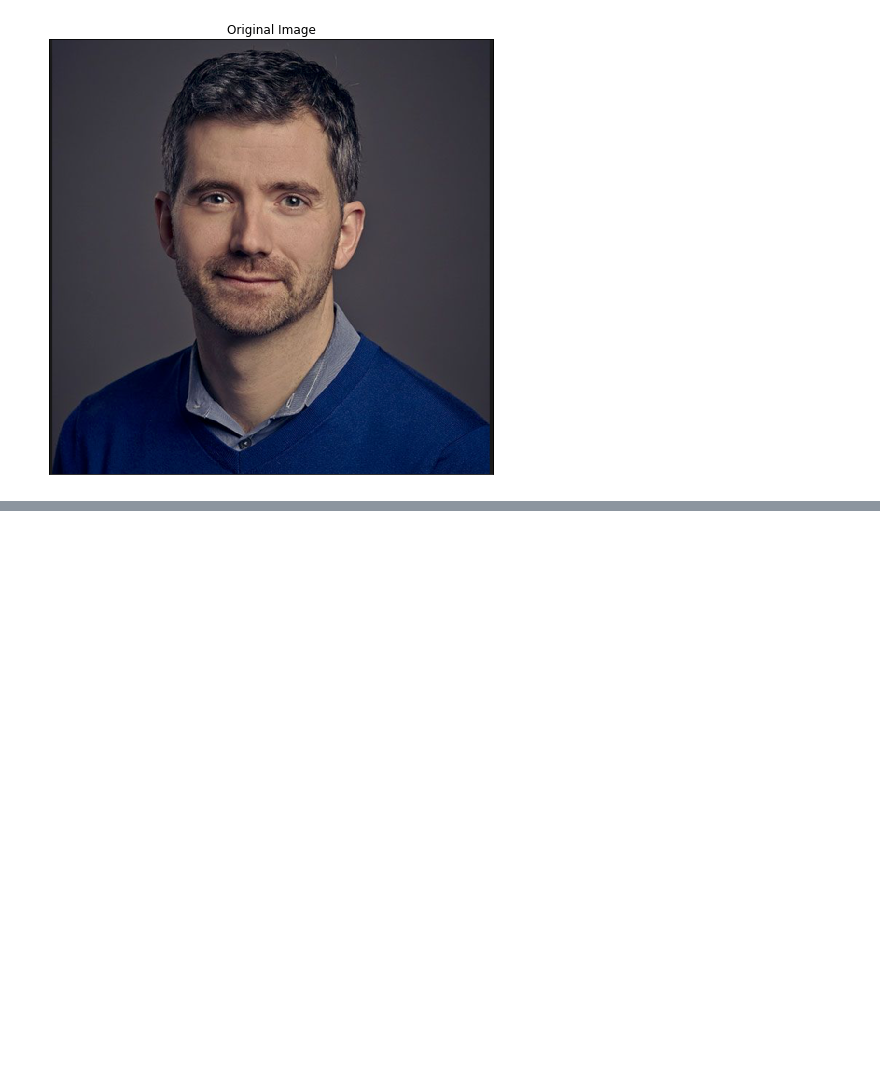
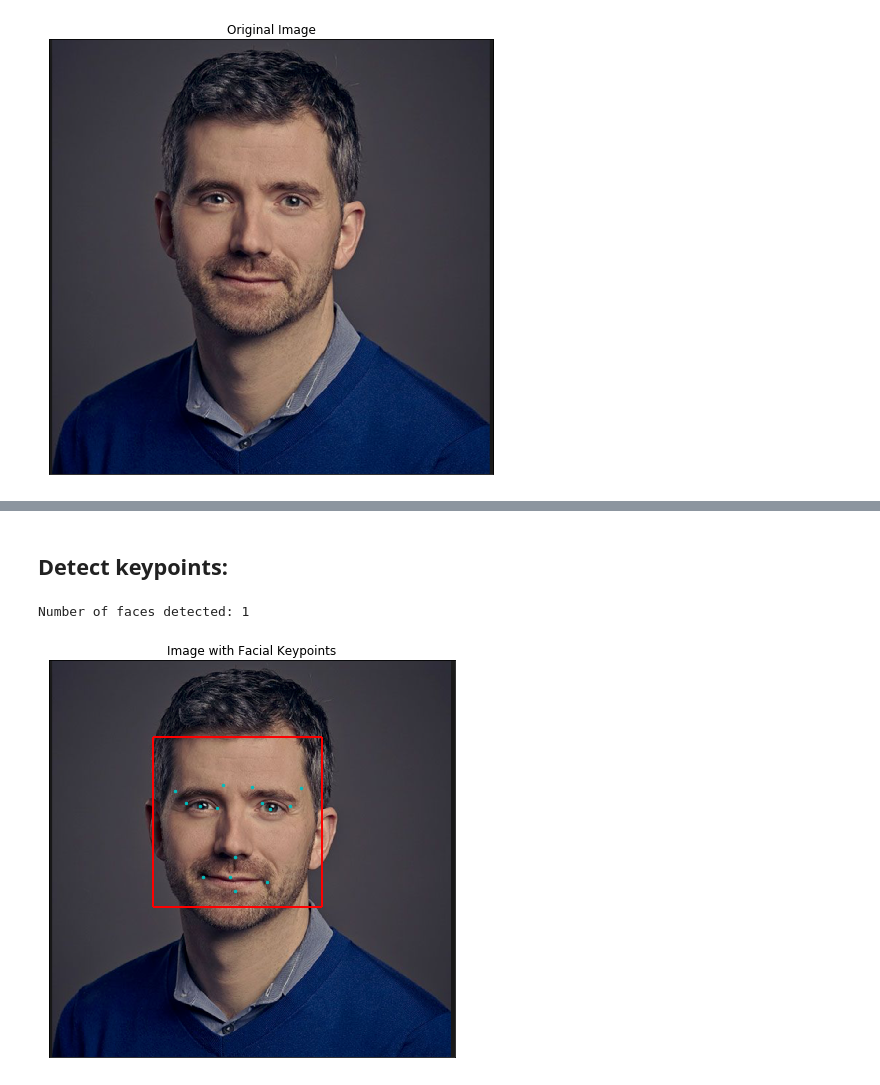
Before and after one commit to anusha-potnuru/Facial-Keypoint-Detector, a Jupyter notebook: end-to-end.ipynb, the cells around one changed output, grey strips where cells are left out. Cells and saved outputs as stored; diff of their text form; code cells hidden in the pictures; blank space fills up the shorter version.

Commit message:
add end2end model

```diff
--- a/end-to-end.ipynb
+++ b/end-to-end.ipynb
@@ -23,6 +37,6 @@ Face detection using Haar classifier:
 # %%
 
-def  detect_face(image, scale_factor, minNeighbours):
+def  detect_face(image, scale_factor, minNeighbours, show):
     grayim = cv2.cvtColor(image, cv2.COLOR_RGB2GRAY)
     face_cascade= cv2.CascadeClassifier('detector_architectures/haarcascade_frontalface_default.xml')
     faces = face_cascade.detectMultiScale(grayim, scale_factor , minNeighbours)
@@ -34,17 +48,18 @@ def  detect_face(image, scale_factor, minNeighbours):
     # print(copy_image.shape)
 
     for (x,y,w,h) in faces:
-        print(x,y,w,h)
+#         print(x,y,w,h)
         cv2.rectangle(copy_image, (x,y), (x+w,y+h), (255,0,0), 3)
 
     # Plot our image using subplots to specify a size and title
-    fig = plt.figure(figsize = (8,8))
-    ax1 = fig.add_subplot(111)
-    # to remove range labelling
-    ax1.set_xticks([])
-    ax1.set_yticks([])
-    ax1.set_title('Image')
-    ax1.imshow(copy_image)
-    return copy_image
+    if(show == True):
+        fig = plt.figure(figsize = (8,8))
+        ax1 = fig.add_subplot(111)
+        # to remove range labelling
+        ax1.set_xticks([])
+        ax1.set_yticks([])
+        ax1.set_title('Image with face detected')
+        ax1.imshow(copy_image)
+    return copy_image, faces
 # %%
 # For example
@@ -86,2 +95,0 @@ Number of eyes detected: 2
-# %%
-def plt_keypoints:
@@ -87,0 +102,28 @@ def plt_keypoints:
+# %% [markdown]
+<a id="3"></a>
+## Detect keypoints:
+# %%
+def plt_keypoints(image, scale_factor, minNeighbours):
+    image_with_facedet, faces = detect_face(image, scale_factor, minNeighbours, False)
+
+    model = keras.models.load_model('my_model_final.h5')
+    for (x,y,w,h) in faces:
+        crop_image = image_with_facedet[y:y+h, x:x+w]
+        shape = crop_image.shape
+        gray = cv2.cvtColor(crop_image, cv2.COLOR_RGB2GRAY)
+        gray = cv2.resize(gray, (96,96))/ 255
+        landmarks = np.squeeze(model.predict(np.expand_dims(np.expand_dims(gray, axis=-1), axis=0)))
+        fig = plt.figure(figsize=(16, 16))
+        ax = fig.add_subplot(121, xticks=[], yticks=[])
+        ax.set_title('Image with Facial Keypoints')
+
+        ax.scatter( ((landmarks[0::2] * 48 + 48) * shape[0]/96) + x,
+                       ((landmarks[1::2] * 48 + 48) * shape[1]/96) + y,
+                       marker='o', c='c', s=6)
+        ax.imshow(image_with_facedet)
+        plt.show()
+# %%
+man = plt_keypoints( image, 4, 6)
+# %% [output]
+Number of faces detected: 1
+[figure, added]
```
Also changed, not shown: parts of 8 cells of this notebook.
